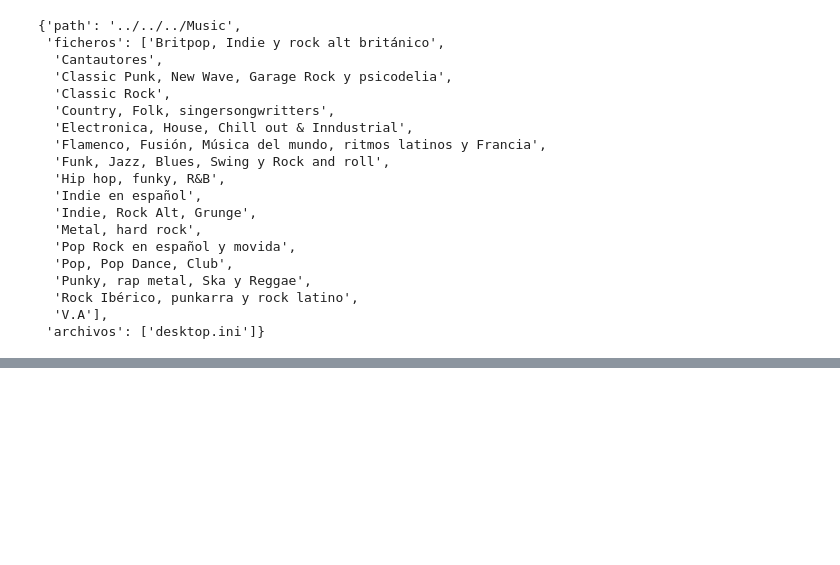
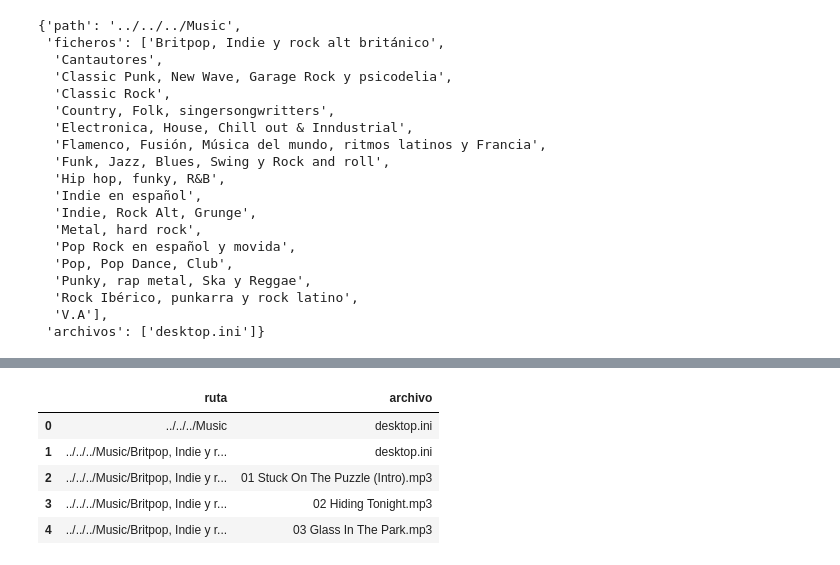
Before and after one commit to emarfer/musicable, a Jupyter notebook: notebooks/02_archivos_y_metadatos.ipynb, the cells around one changed output, grey strips where cells are left out. Saved outputs shown, nothing was run; the diff lists cells and outputs as text; code cells hidden in the pictures; blank space fills up the shorter version.

```diff
--- a/notebooks/02_archivos_y_metadatos.ipynb
+++ b/notebooks/02_archivos_y_metadatos.ipynb
@@ -62,0 +76,2 @@ total[0]
+# %%
+carpeta_m = pd.DataFrame(total) #datos de la carpeta Musica de mi pc
@@ -62,0 +83,5 @@ total[0]
+# %%
+carpeta_m.ficheros.value_counts().head()
+#la mayoría de los elementos son una lista vacía. Ya que lo que se puede llamar fichero son subcarpetas en las que están los archivos
+# solo nos quedamos con el path que incluirá estos ficheros.
+carpeta_m.drop('ficheros',axis=1,inplace=True)
@@ -62,0 +93,10 @@ total[0]
+# %%
+# iteramos por dataframe para crear una nueva lista de diccionarios con la ruta para cada archivo
+archivos = [] #lista vacía para el diccionario archio = ruta
+for i,r in carpeta_m.iterrows(): # todos los elementos de archivos son listas (las vacías las descartamos)
+    if len(r.archivos)>=0:
+        for arch in r.archivos:
+            dicc = {}
+            dicc['ruta'] = r.path
+            dicc['archivo'] = arch
+            archivos.append(dicc)
@@ -62,0 +105,9 @@ total[0]
+# %%
+archivos_df.head()
+# %% [output]
+|  | ruta | archivo |
+| 0 | ../../../Music | desktop.ini |
+| 1 | ../../../Music/Britpop, Indie y r... | desktop.ini |
+| 2 | ../../../Music/Britpop, Indie y r... | 01 Stuck On The Puzzle (Intro).mp3 |
+| 3 | ../../../Music/Britpop, Indie y r... | 02 Hiding Tonight.mp3 |
+| 4 | ../../../Music/Britpop, Indie y r... | 03 Glass In The Park.mp3 |
```
Also changed, not shown: parts of 31 cells of this notebook.
